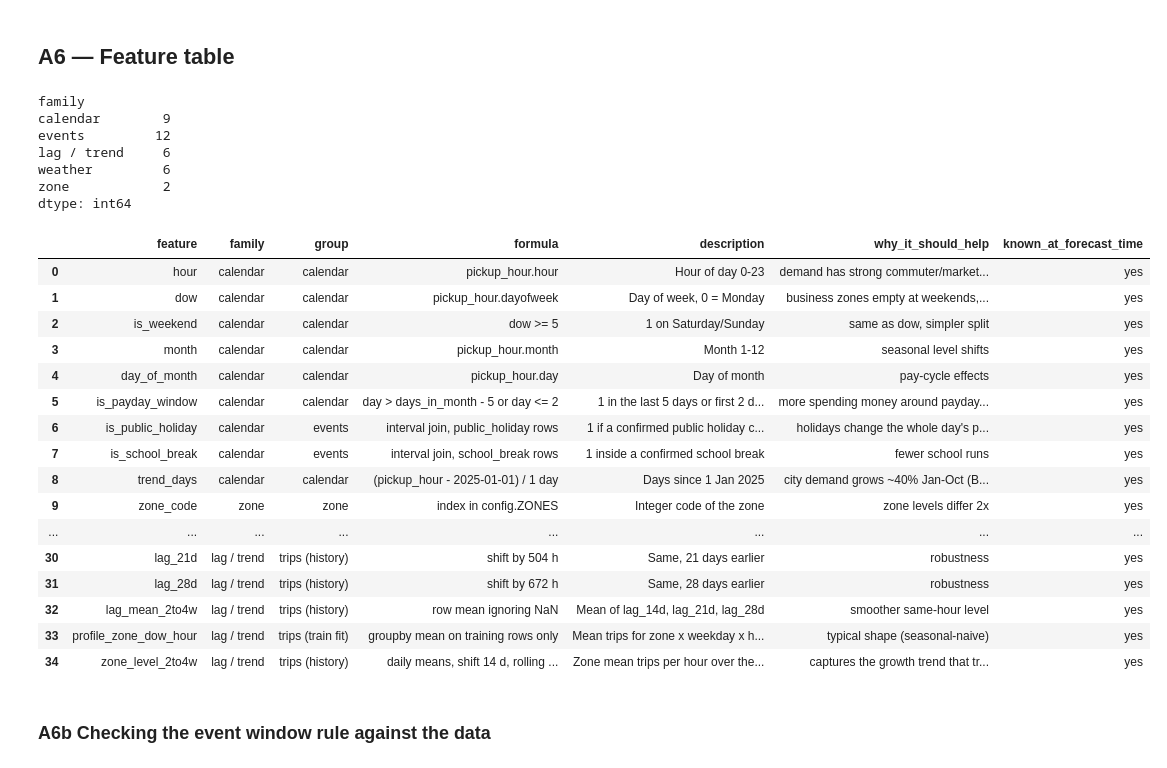
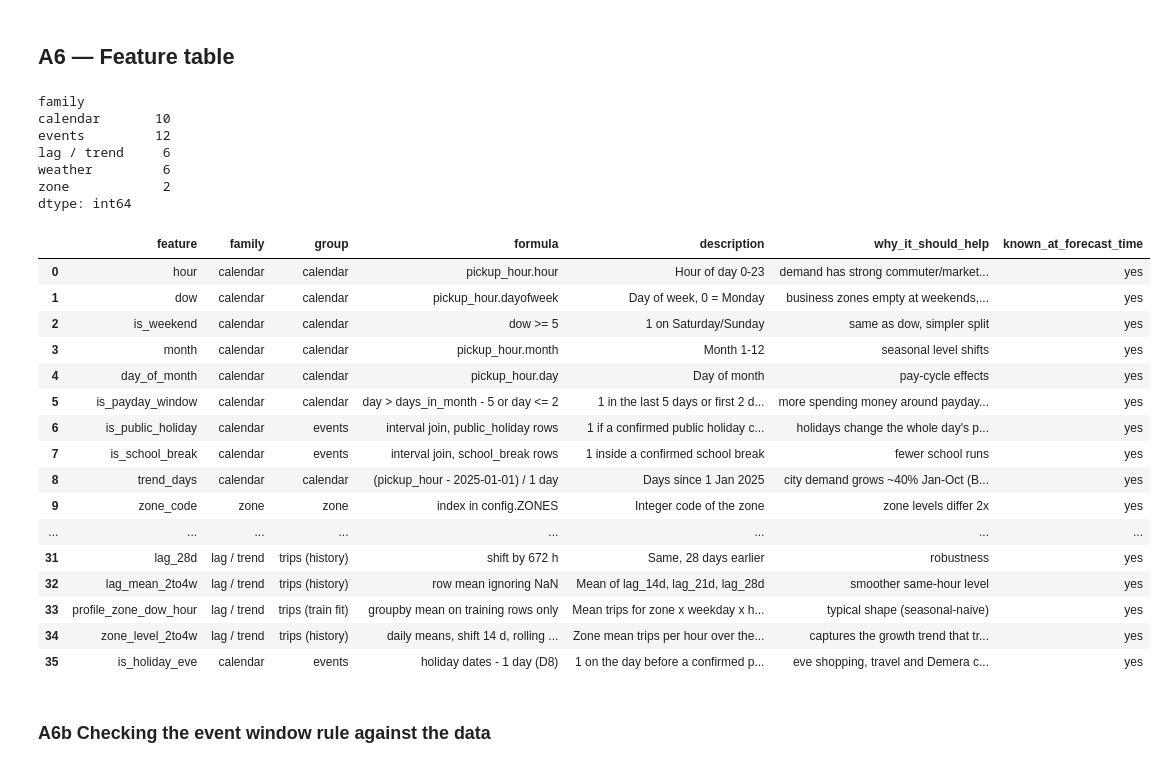
Before and after one commit to Ab-xo/addis_ride_forecast, a Jupyter notebook: notebooks/01_cleaning_and_integration.ipynb, the cells around one changed output. Drawn from its saved outputs; the diff is of its cells as text; code cells hidden in the pictures.

```diff
--- a/notebooks/01_cleaning_and_integration.ipynb
+++ b/notebooks/01_cleaning_and_integration.ipynb
@@ -444,44 +444,44 @@ Public holiday Merkato 2025-09-27 12:00:00
 ## A6 — Feature table
 # %%
 ft = dictionary.feature_table(features.ALL_FEATURES)
-grp = {"calendar": features.CALENDAR_FEATURES, "zone": features.ZONE_FEATURES, "weather": features.WEATHER_FEATURES,
+grp = {"calendar": features.CALENDAR_FEATURES + features.D8_FEATURES, "zone": features.ZONE_FEATURES, "weather": features.WEATHER_FEATURES,
        "events": features.EVENT_FEATURES, "lag / trend": features.LAG_FEATURES}
 ft.insert(1, "family", ft["feature"].map({f: g for g, fs in grp.items() for f in fs}))
 fam = ft.groupby("family").size()
 print(fam)
 assert fam["calendar"] >= 3 and fam["weather"] >= 2 and fam["events"] >= 3 and fam["lag / trend"] >= 1 and len(ft) >= 8
 R.h("A6 Feature engineering table")
 R.p(f"{len(ft)} engineered features: " + ", ".join(f"{v} {k}" for k, v in fam.items()) + ". "
     "Lags are at least 14 days old — the forecast horizon — so every one is known when the forecast "
     "for 1–14 November is made on 31 October. Fitted pieces (zone types, the zone x weekday x hour "
     "profile, attendance medians) are learned on training rows only.")
 R.table(ft)
 ft
 # %% [output]
 family
-calendar        9
+calendar       10
 events         12
 lag / trend     6
 weather         6
 zone            2
 dtype: int64
 |  | feature | family | group | formula | description | why_it_should_help | known_at_forecast_time |
 | 0 | hour | calendar | calendar | pickup_hour.hour | Hour of day 0-23 | demand has strong commuter/market... | yes |
 | 1 | dow | calendar | calendar | pickup_hour.dayofweek | Day of week, 0 = Monday | business zones empty at weekends,... | yes |
 | 2 | is_weekend | calendar | calendar | dow >= 5 | 1 on Saturday/Sunday | same as dow, simpler split | yes |
 | 3 | month | calendar | calendar | pickup_hour.month | Month 1-12 | seasonal level shifts | yes |
 | 4 | day_of_month | calendar | calendar | pickup_hour.day | Day of month | pay-cycle effects | yes |
 | 5 | is_payday_window | calendar | calendar | day > days_in_month - 5 or day <= 2 | 1 in the last 5 days or first 2 d... | more spending money around payday... | yes |
 | 6 | is_public_holiday | calendar | events | interval join, public_holiday rows | 1 if a confirmed public holiday c... | holidays change the whole day's p... | yes |
 | 7 | is_school_break | calendar | events | interval join, school_break rows | 1 inside a confirmed school break | fewer school runs | yes |
 | 8 | trend_days | calendar | calendar | (pickup_hour - 2025-01-01) / 1 day | Days since 1 Jan 2025 | city demand grows ~40% Jan-Oct (B... | yes |
 | 9 | zone_code | zone | zone | index in config.ZONES | Integer code of the zone | zone levels differ 2x | yes |
 | ... | ... | ... | ... | ... | ... | ... | ... |
-| 30 | lag_21d | lag / trend | trips (history) | shift by 504 h | Same, 21 days earlier | robustness | yes |
 | 31 | lag_28d | lag / trend | trips (history) | shift by 672 h | Same, 28 days earlier | robustness | yes |
 | 32 | lag_mean_2to4w | lag / trend | trips (history) | row mean ignoring NaN | Mean of lag_14d, lag_21d, lag_28d | smoother same-hour level | yes |
 | 33 | profile_zone_dow_hour | lag / trend | trips (train fit) | groupby mean on training rows only | Mean trips for zone x weekday x h... | typical shape (seasonal-naive) | yes |
 | 34 | zone_level_2to4w | lag / trend | trips (history) | daily means, shift 14 d, rolling ... | Zone mean trips per hour over the... | captures the growth trend that tr... | yes |
+| 35 | is_holiday_eve | calendar | events | holiday dates - 1 day (D8) | 1 on the day before a confirmed p... | eve shopping, travel and Demera c... | yes |
 # %% [markdown]
 ### A6b Checking the event window rule against the data
 # %%
```
Also changed, not shown: parts of 3 cells of this notebook, 17 other files.
